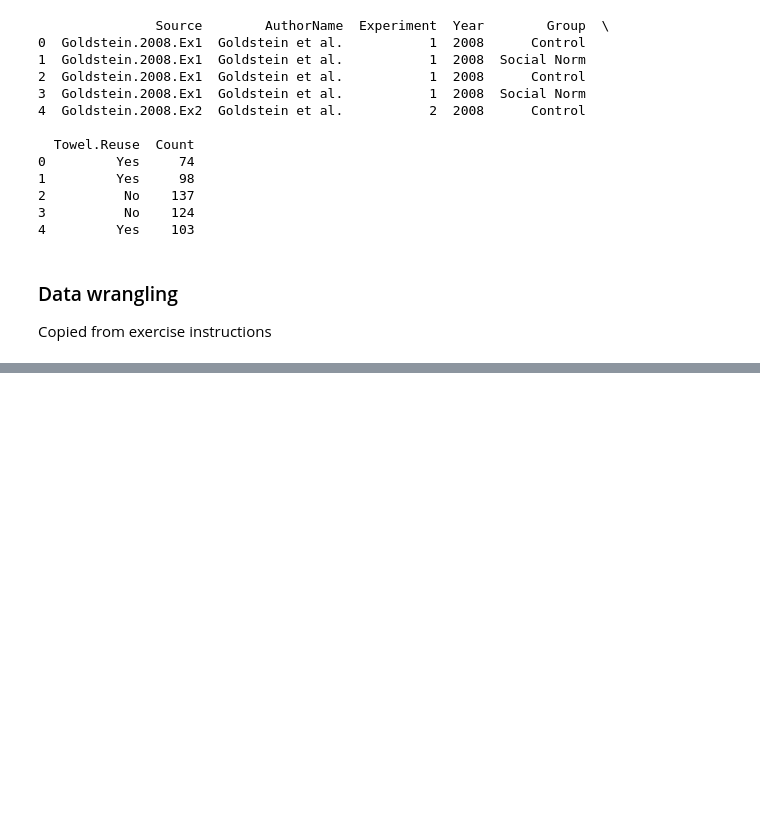
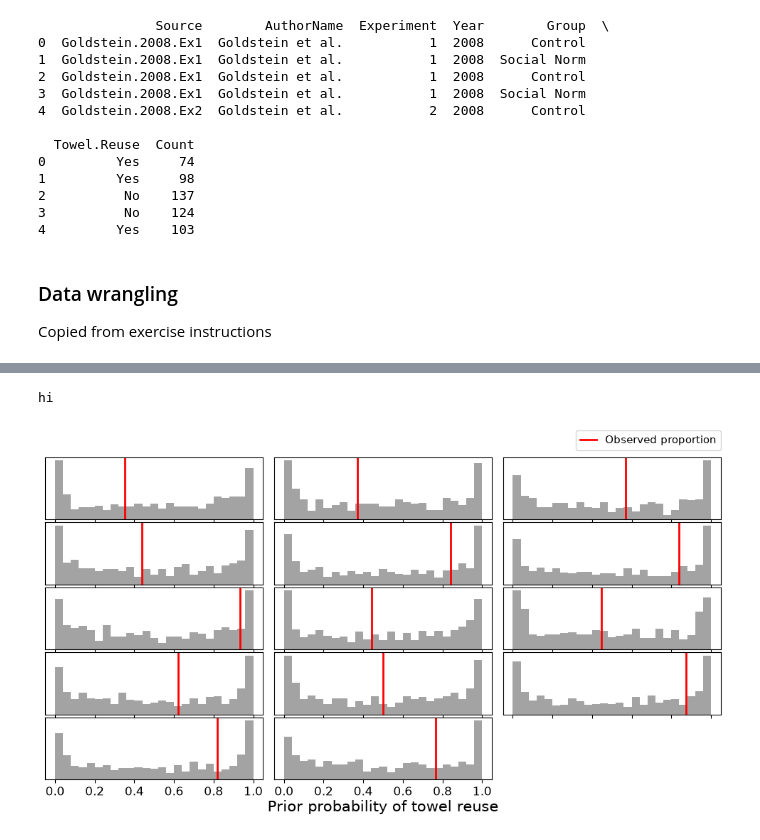
Before and after one commit to jenny-pom/E3_hierarchical_models_and_testing, a Jupyter notebook: notes_andrea.ipynb, the cells around one changed output, grey strips where cells are left out. Saved outputs shown, nothing was run; the diff lists cells and outputs as text; code cells hidden in the pictures; blank space fills up the shorter version.

Commit message:
try to fit a model to the data, try tightening priors and plotting prior distribution

```diff
--- a/notes_andrea.ipynb
+++ b/notes_andrea.ipynb
@@ -80,0 +98,9 @@ $$
+# %%
+# Model with random interecept for each study and no group (null hypothesis)
+m1 = bmb.Model("p(reuse, total) ~ 1 + (1|study)", combined_data, family="binomial")
+print(m1)
+print("")
+
+# Model with random interecept for each study and group (control/social) as intercept (kind of)
+m2 = bmb.Model("p(reuse, total) ~ 1 + group + (1|study)", combined_data, family="binomial")
+print(m2)
@@ -80,0 +127,3 @@ $$
+# %%
+idata1 = m1.fit()
+idata2 = m2.fit()
@@ -80,0 +150,7 @@ $$
+# %%
+# There is a large numer of divergences (28) - which indicates a problem with the underlying model (according to bambi website)
+
+# Look at the prior predictive distribution - not sure how to do this
+idata_prior = m2.prior_predictive()
+prior = az.extract(idata_prior, group="prior")["p"]
+print(idata_prior)
@@ -80,0 +176,61 @@ $$
+# %%
+def plot_prior_predictive(df, prior):
+    total = df["total"].values
+    reuse = df["reuse"].values
+
+    fig, axes = plt.subplots(5, 3, figsize=(10, 6), sharex="col")
+
+    for idx, ax in enumerate(axes.ravel()):
+        # Stop after the 14 observations
+        if idx >= len(df):
+            ax.axis("off")
+            continue
+
+        pps = prior.sel({"__obs__": idx})
+        observed_proportion = reuse[idx] / total[idx]
+
+        ax.hist(pps, bins=25, color="#a3a3a3")
+        ax.axvline(observed_proportion, color="red", lw=2)
+
+        ax.set_yticks([])
+        ax.tick_params(labelsize=12)
+
+    fig.subplots_adjust(
+        left=0.025,
+        right=0.975,
+        hspace=0.05,
+        wspace=0.05,
+        bottom=0.125
+    )
+
+    fig.legend(
+        handles=[
+            Line2D(
+                [0], [0],
+                label="Observed proportion",
+                color="red",
+                linewidth=2
+            )
+        ],
+        handlelength=1.5,
+        handletextpad=0.8,
+        borderaxespad=0,
+        frameon=True,
+        fontsize=11,
+        bbox_to_anchor=(0.975, 0.92),
+        loc="right"
+    )
+
+    fig.text(
+        0.5,
+        0.05,
+        "Prior probability of towel reuse",
+        fontsize=15,
+        ha="center",
+        va="baseline"
+    )
+
+plot_prior_predictive(combined_data, prior)
+# %% [output]
+hi
+[figure, added]
```
Also changed, not shown: parts of 12 cells of this notebook.
